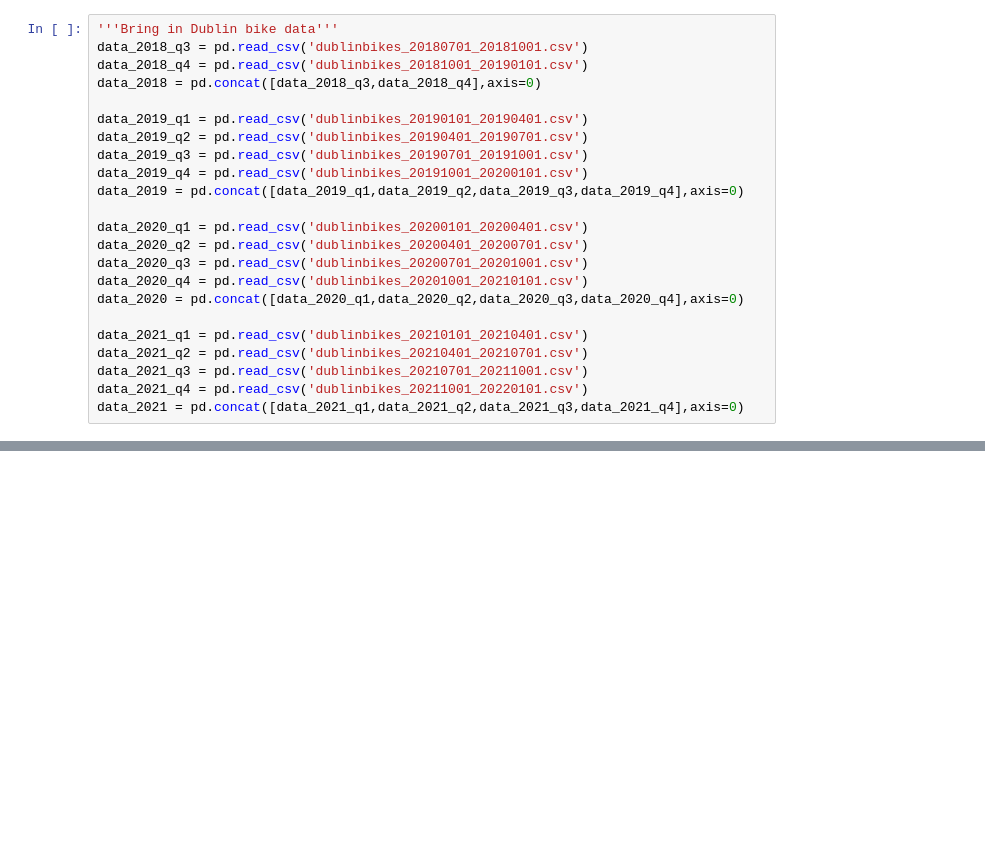
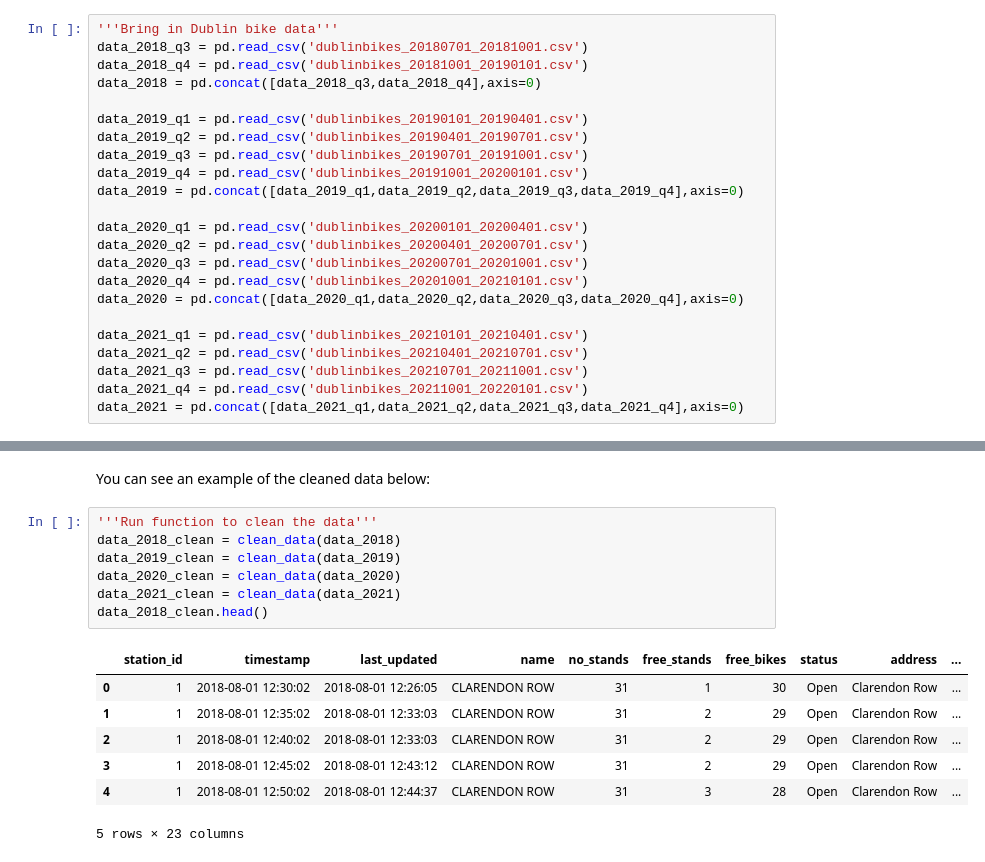
Before and after one commit to adevine95/Andrew-Devine-Project, a Jupyter notebook: Dublin Bike Notebook Andrew Devine.ipynb, the cells around one changed output, grey strips where cells are left out. Cells and saved outputs as stored; diff of their text form; blank space fills up the shorter version.

```diff
--- a/Dublin Bike Notebook Andrew Devine.ipynb
+++ b/Dublin Bike Notebook Andrew Devine.ipynb
@@ -291,0 +168,17 @@ plt.ylim(0,1)
+# %% [markdown]
+You can see an example of the cleaned data below:
+# %%
+'''Run function to clean the data'''
+data_2018_clean = clean_data(data_2018)
+data_2019_clean = clean_data(data_2019)
+data_2020_clean = clean_data(data_2020)
+data_2021_clean = clean_data(data_2021)
+data_2018_clean.head()
+# %% [output]
+|  | station_id | timestamp | last_updated | name | no_stands | free_stands | free_bikes | status | address | ... |
+| 0 | 1 | 2018-08-01 12:30:02 | 2018-08-01 12:26:05 | CLARENDON ROW | 31 | 1 | 30 | Open | Clarendon Row | ... |
+| 1 | 1 | 2018-08-01 12:35:02 | 2018-08-01 12:33:03 | CLARENDON ROW | 31 | 2 | 29 | Open | Clarendon Row | ... |
+| 2 | 1 | 2018-08-01 12:40:02 | 2018-08-01 12:33:03 | CLARENDON ROW | 31 | 2 | 29 | Open | Clarendon Row | ... |
+| 3 | 1 | 2018-08-01 12:45:02 | 2018-08-01 12:43:12 | CLARENDON ROW | 31 | 2 | 29 | Open | Clarendon Row | ... |
+| 4 | 1 | 2018-08-01 12:50:02 | 2018-08-01 12:44:37 | CLARENDON ROW | 31 | 3 | 28 | Open | Clarendon Row | ... |
+5 rows × 23 columns
```
Also changed, not shown: parts of 54 cells of this notebook.
